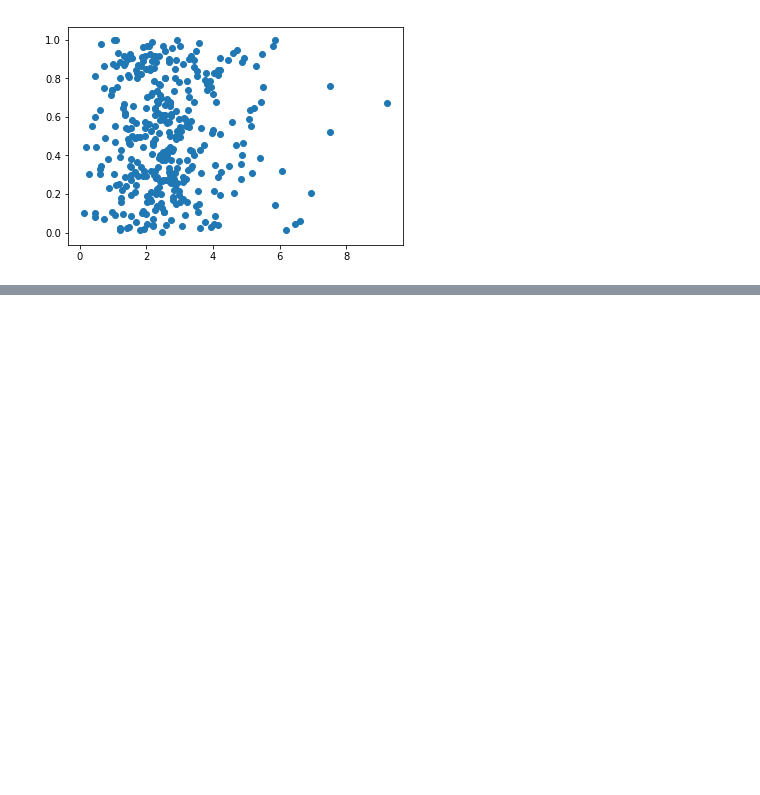
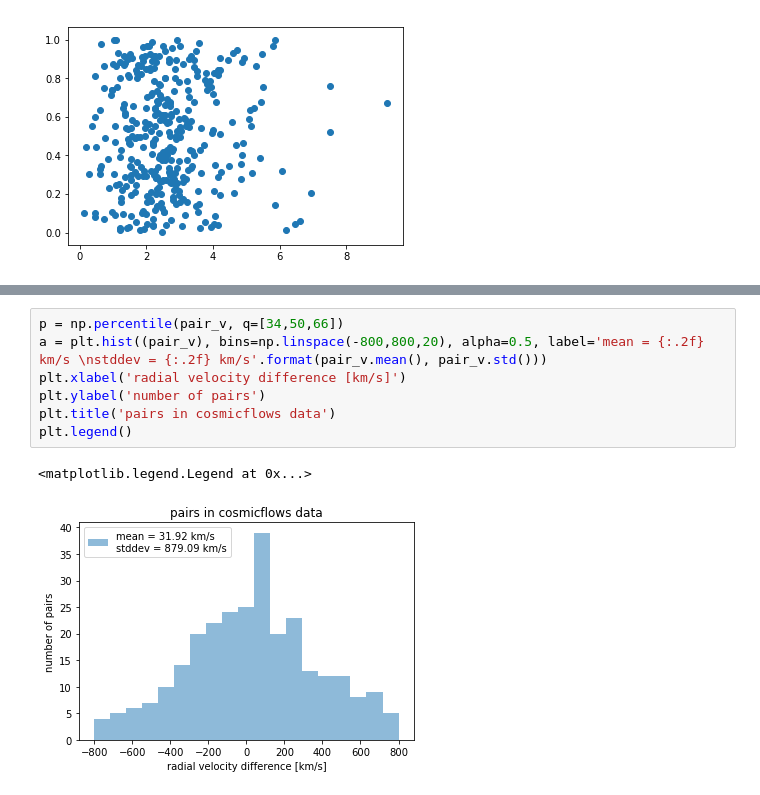
Before and after one commit to forero/LGModGrav, a Jupyter notebook: code/cosmic_flows.ipynb, the cells around one changed output, grey strips where cells are left out. Cells and saved outputs as stored; diff of their text form; blank space fills up the shorter version.

```diff
--- a/code/cosmic_flows.ipynb
+++ b/code/cosmic_flows.ipynb
@@ -164,0 +163,10 @@ median delta_d_radial 50.6400000000001 sigma 366.60960000000034
+# %%
+p = np.percentile(pair_v, q=[34,50,66])
+a = plt.hist((pair_v), bins=np.linspace(-800,800,20), alpha=0.5, label='mean = {:.2f} km/s \nstddev = {:.2f} km/s'.format(pair_v.mean(), pair_v.std()))
+plt.xlabel('radial velocity difference [km/s]')
+plt.ylabel('number of pairs')
+plt.title('pairs in cosmicflows data')
+plt.legend()
+# %% [output]
+<matplotlib.legend.Legend at 0x...>
+[figure, added]
```
Also changed, not shown: parts of 5 cells of this notebook, 1 other file.
